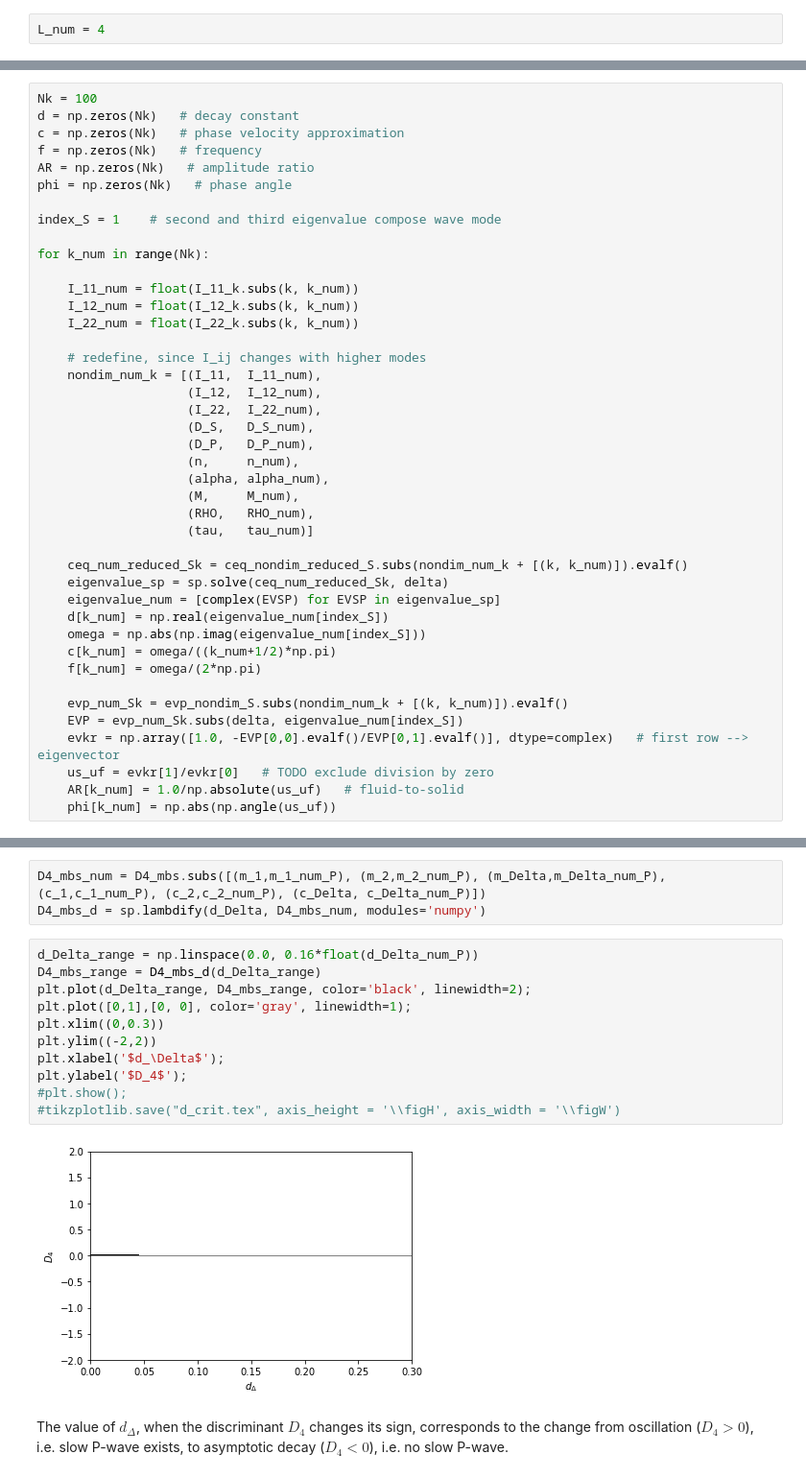
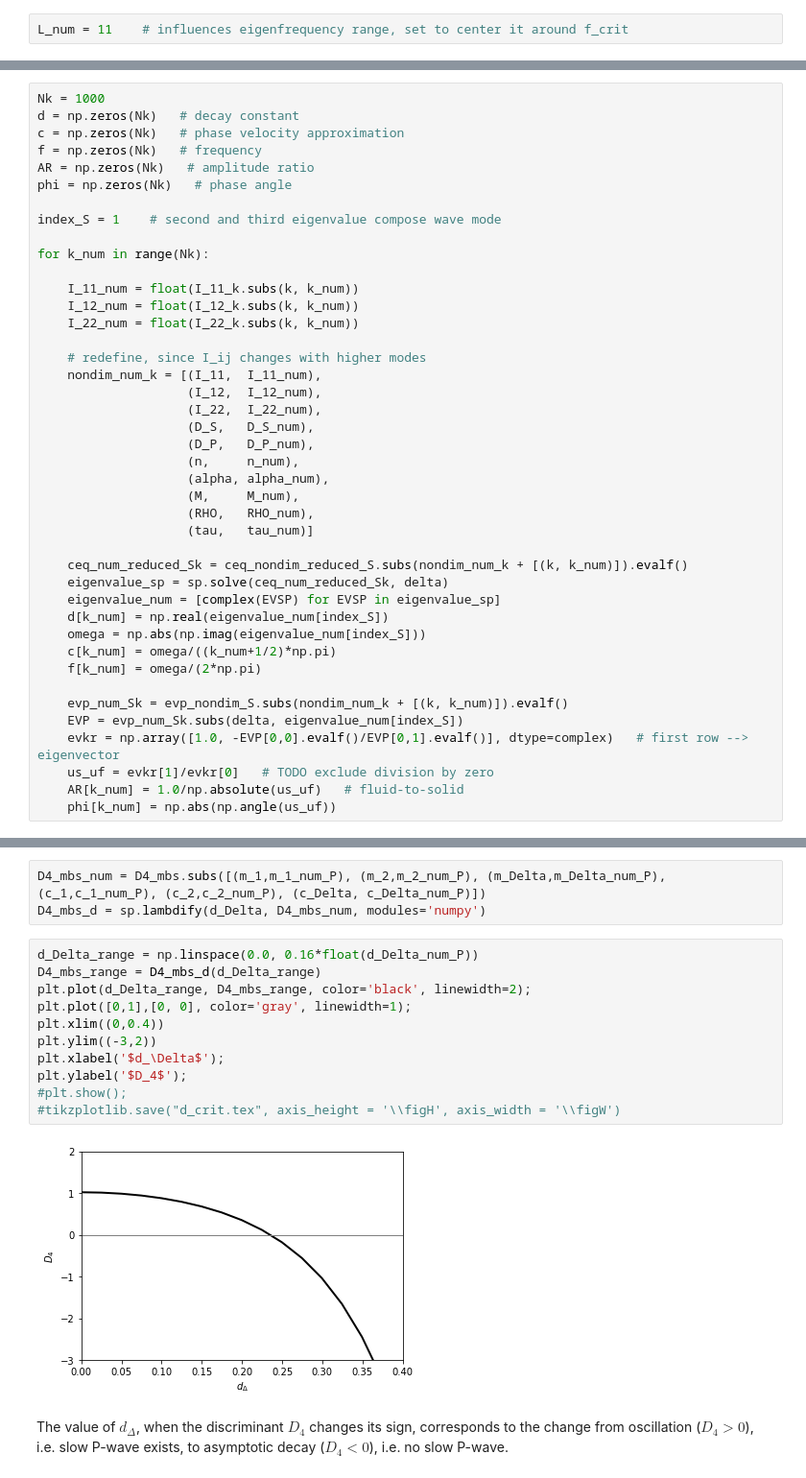
Before and after one commit to nagelt/soil_dynamics, a Jupyter notebook: extra_biot_oscillations.ipynb, the cells around one changed output, grey strips where cells are left out. Shown at 96% size. Drawn from its saved outputs; the diff is of its cells as text.

```diff
--- a/extra_biot_oscillations.ipynb
+++ b/extra_biot_oscillations.ipynb
@@ -60,7 +60,7 @@ G_num = (1/m_v_num)*(1-2*nu_num)/(2*(1-nu_num))   # shear modulus
 # %% [markdown]
 Bar length, plausible values are some meters
 # %%
-L_num = 4
+L_num = 11    # influences eigenfrequency range, set to center it around f_crit
 # %% [markdown]
 Weight function integrals $I_{ij} = \int_0^1 \tilde{w}_i(x)\tilde{w}_j(x)\,\text{d}x$ as they occur in Galerkin's method.
 # %%
@@ -345,7 +345,7 @@ For the proof, we refer to this characteristic polynomial (S-waves) as a special
 # %% [markdown]
 Characteristics of S-waves (takes some seconds)
 # %%
-Nk = 100
+Nk = 1000
 d = np.zeros(Nk)   # decay constant
 c = np.zeros(Nk)   # phase velocity approximation
 f = np.zeros(Nk)   # frequency
@@ -715,16 +715,16 @@ D4_mbs_d = sp.lambdify(d_Delta, D4_mbs_num, modules='numpy')
 # %%
 d_Delta_range = np.linspace(0.0, 0.16*float(d_Delta_num_P))
 D4_mbs_range = D4_mbs_d(d_Delta_range)
 plt.plot(d_Delta_range, D4_mbs_range, color='black', linewidth=2);
 plt.plot([0,1],[0, 0], color='gray', linewidth=1);
-plt.xlim((0,0.3))
-plt.ylim((-2,2))
+plt.xlim((0,0.4))
+plt.ylim((-3,2))
 plt.xlabel('$d_\Delta$');
 plt.ylabel('$D_4$');
 #plt.show();
 #tikzplotlib.save("d_crit.tex", axis_height = '\\figH', axis_width = '\\figW')
 # %% [output]
-[figure, old version]
+[figure, new version]
 # %% [markdown]
 The value of $d_\Delta$, when the discriminant $D_4$ changes its sign, corresponds to the change from oscillation ($D_4>0$), i.e. slow P-wave exists, to asymptotic decay ($D_4<0$), i.e. no slow P-wave.
 # %%
```
Also changed, not shown: parts of 27 cells of this notebook.
